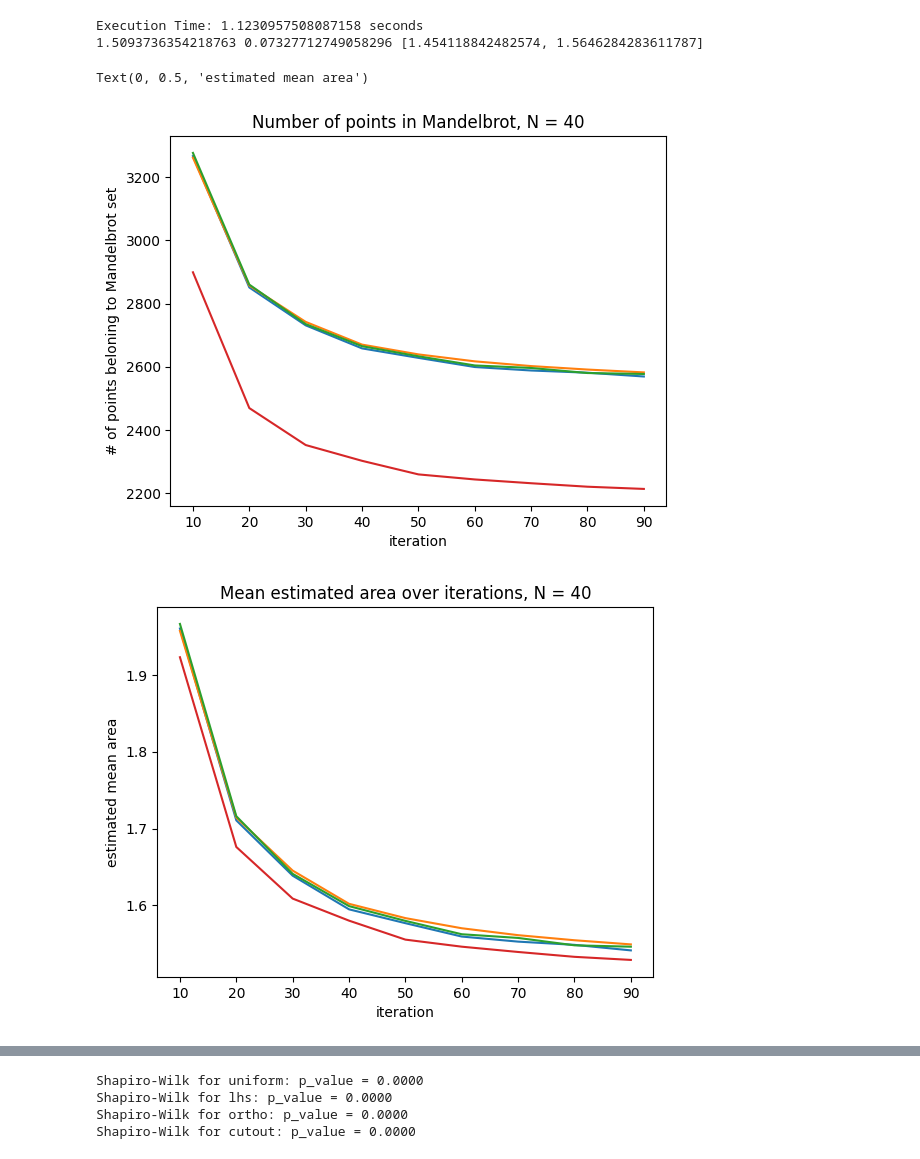
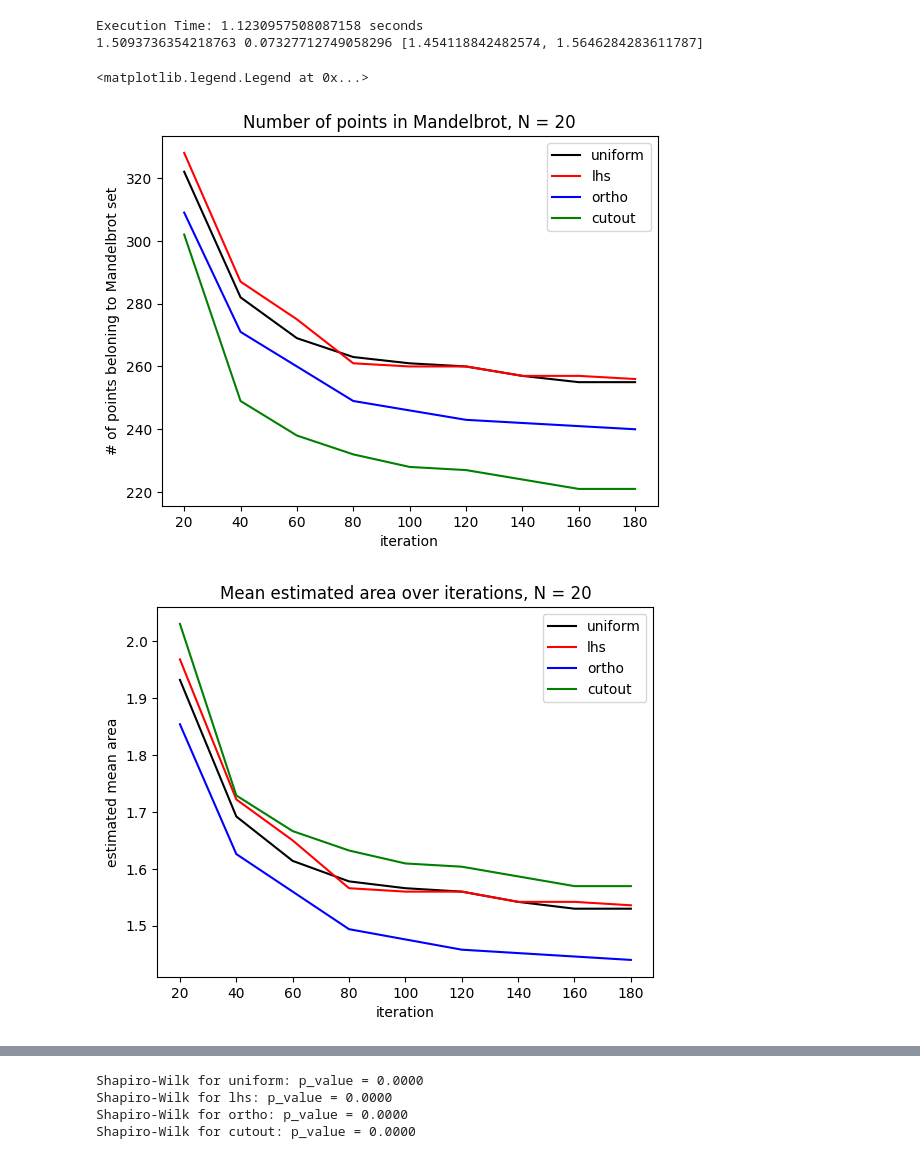
Before and after one commit to Foundnation/Stochastic-Simulation, a Jupyter notebook: mandelbrot_notebook.ipynb, the cells around one changed output, grey strips where cells are left out. Cells and saved outputs as stored; diff of their text form; code cells hidden in the pictures.

```diff
--- a/mandelbrot_notebook.ipynb
+++ b/mandelbrot_notebook.ipynb
@@ -61,10 +86,11 @@ print(best_area_value_cutout, best_area_std_cutout, best_area_conf_cutout)
 Execution Time: 1.1230957508087158 seconds
 1.5093736354218763 0.07327712749058296 [1.454118842482574, 1.5646284283611787]
 # %%
-num_points = int(1E4)
-iterations = 100
-intermediate_steps = 10
-repetitions = 40
+num_points = int(1E3)
+# may not work properly when iterations / intermediate_steps != 10
+iterations = 200
+intermediate_steps = 20
+repetitions = 20
 average_areas_uniform, average_lengths_uniform = intermediate_iterations(sample_size=num_points, iterations=iterations,
                                                               intermediate_steps=intermediate_steps, repetitions=repetitions)
 
@@ -77,27 +103,32 @@ average_areas_ortho, average_lengths_ortho = intermediate_iterations(sample_size
 average_areas_cutout, average_lengths_cutout = intermediate_iterations(sample_size=num_points, iterations=iterations,
                                                               intermediate_steps=intermediate_steps, repetitions=repetitions, method='cutout')
 # %%
-x = [i * intermediate_steps for i in range(10)]
-plt.plot(x[1:], average_lengths_uniform[1:])
-plt.plot(x[1:], average_lengths_lhs[1:])
-plt.plot(x[1:], average_lengths_ortho[1:])
-plt.plot(x[1:], average_lengths_cutout[1:])
+methods = ['uniform', 'lhs', 'ortho', 'cutout']
+colors = ['k', 'r', 'b', 'g']
+
+x = [i * intermediate_steps for i in range(iterations // intermediate_steps)]
+plt.plot(x[1:], average_lengths_uniform[1:], colors[0], label=methods[0])
+plt.plot(x[1:], average_lengths_lhs[1:], colors[1], label=methods[1])
+plt.plot(x[1:], average_lengths_ortho[1:], colors[2], label=methods[2])
+plt.plot(x[1:], average_lengths_cutout[1:], colors[3], label=methods[3])
 plt.title(f'Number of points in Mandelbrot, N = {repetitions}')
 plt.xlabel('iteration')
 plt.ylabel('# of points beloning to Mandelbrot set')
+plt.legend()
 
 plt.figure()
-plt.plot(x[1:], average_areas_uniform[1:])
-plt.plot(x[1:], average_areas_lhs[1:])
-plt.plot(x[1:], average_areas_ortho[1:])
-plt.plot(x[1:], average_areas_cutout[1:])
+plt.plot(x[1:], average_areas_uniform[1:], 'k', label=methods[0])
+plt.plot(x[1:], average_areas_lhs[1:], 'r', label=methods[1])
+plt.plot(x[1:], average_areas_ortho[1:], 'b', label=methods[2])
+plt.plot(x[1:], average_areas_cutout[1:], 'g', label=methods[3])
 plt.title(f'Mean estimated area over iterations, N = {repetitions}')
 plt.xlabel('iteration')
 plt.ylabel('estimated mean area')
+plt.legend()
 # %% [output]
-Text(0, 0.5, 'estimated mean area')
+<matplotlib.legend.Legend at 0x...>
-[figure, old version]
+[figure, new version]
-[figure, old version]
+[figure, new version]
 # %%
 best_area_value_uniform = 1.527021
 best_area_value_lhs = 1.5249972
```
Also changed, not shown: parts of 14 cells of this notebook, 1 other file.
